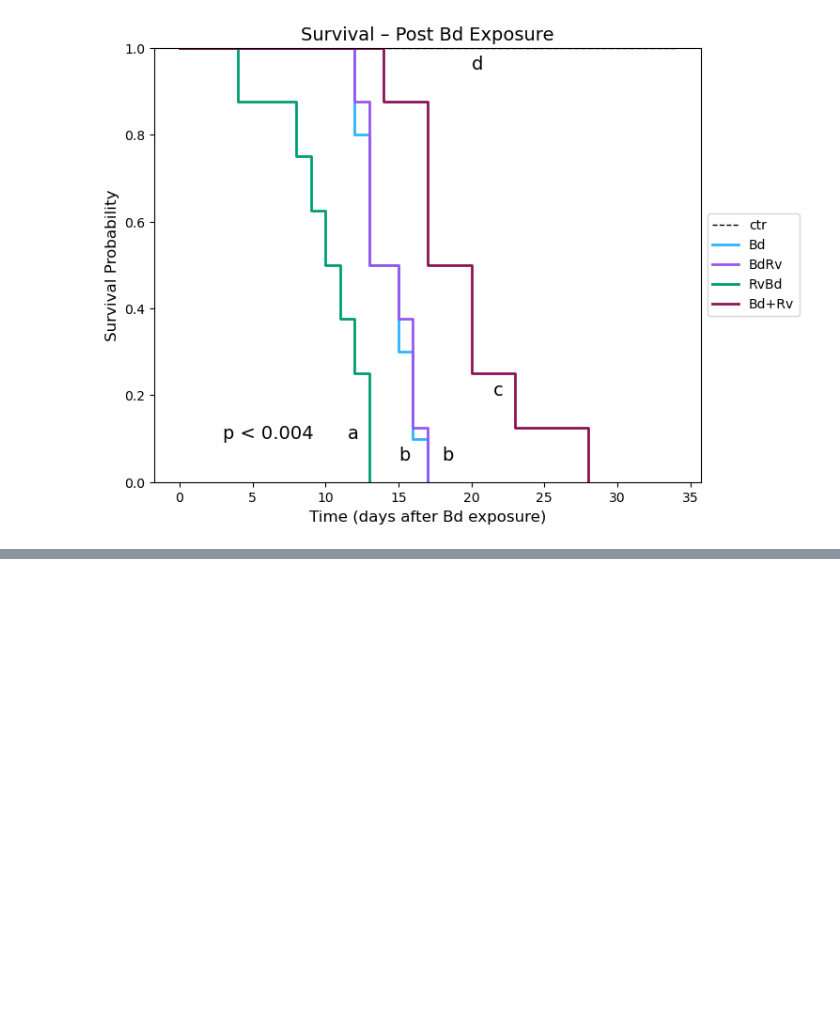
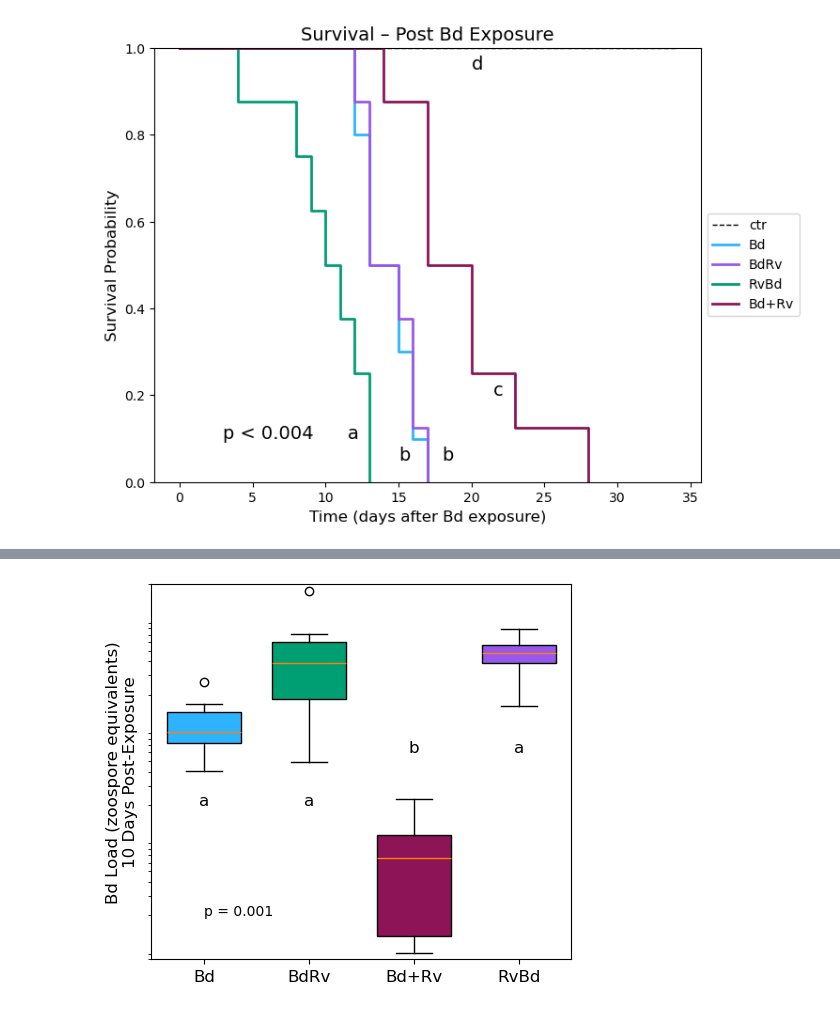
Before and after one commit to erinf13/BIO_350_F25, a Jupyter notebook: Final Project.ipynb, the cells around one changed output, grey strips where cells are left out. Saved outputs shown, nothing was run; the diff lists cells and outputs as text; code cells hidden in the pictures; blank space fills up the shorter version.

```diff
--- a/Final Project.ipynb
+++ b/Final Project.ipynb
@@ -1538,0 +1538,63 @@ plt.show()
+# %%
+# bd establishment
+import matplotlib.pyplot as plt
+
+# --- Colors ---
+blue   = "#2EB4FF"
+green  = "#009E73"
+maroon = "#8C1457"
+purple = "#9858EC"
+
+colors = [blue, green, maroon, purple]
+
+# --- Data ---
+data_list = [d10_Bd_Bd, d10_Bd_BdRv, d10_Bd_sim, d20_Bd_RvBd]
+
+plt.figure(figsize=(6,5))
+
+# Equivalent to par(mar = c(2, 6, 2, 2))
+plt.subplots_adjust(bottom=0.15, left=0.25, top=0.9, right=0.95)
+
+# --- Boxplot ---
+bp = plt.boxplot(
+    data_list,
+    positions=[1,2,3,4],
+    patch_artist=True,
+    widths=0.7,
+    showfliers=True
+)
+
+# Fill colors
+for patch, color in zip(bp['boxes'], colors):
+    patch.set_facecolor(color)
+
+# y-limits, log-scale
+plt.yscale('log')
+plt.ylim(80, 200000)
+
+# Remove default axes → equivalent to axes = FALSE
+plt.gca().set_xticks([])
+plt.gca().set_yticks([])
+
+# Add axes manually (axis() in R)
+plt.xticks([1,2,3,4], ["Bd","BdRv","Bd+Rv","RvBd"], fontsize=12)
+plt.yticks(fontsize=10)
+
+# Draw box outline → box()
+plt.box(True)
+
+# Y-label
+plt.ylabel("Bd Load (zoospore equivalents)\n10 Days Post-Exposure", fontsize=12)
+
+# Letter labels (R text())
+letters = ["a","a","b","a"]
+letter_y = [2000, 2000, 6000, 6000]
+for x, y, l in zip([1,2,3,4], letter_y, letters):
+    plt.text(x, y, l, ha='center', fontsize=12)
+
+# p-value
+plt.text(1, 200, "p = 0.001", fontsize=10)
+
+plt.show()
+# %% [output]
+[figure, added]
```
Also changed, not shown: parts of 4 cells of this notebook.
